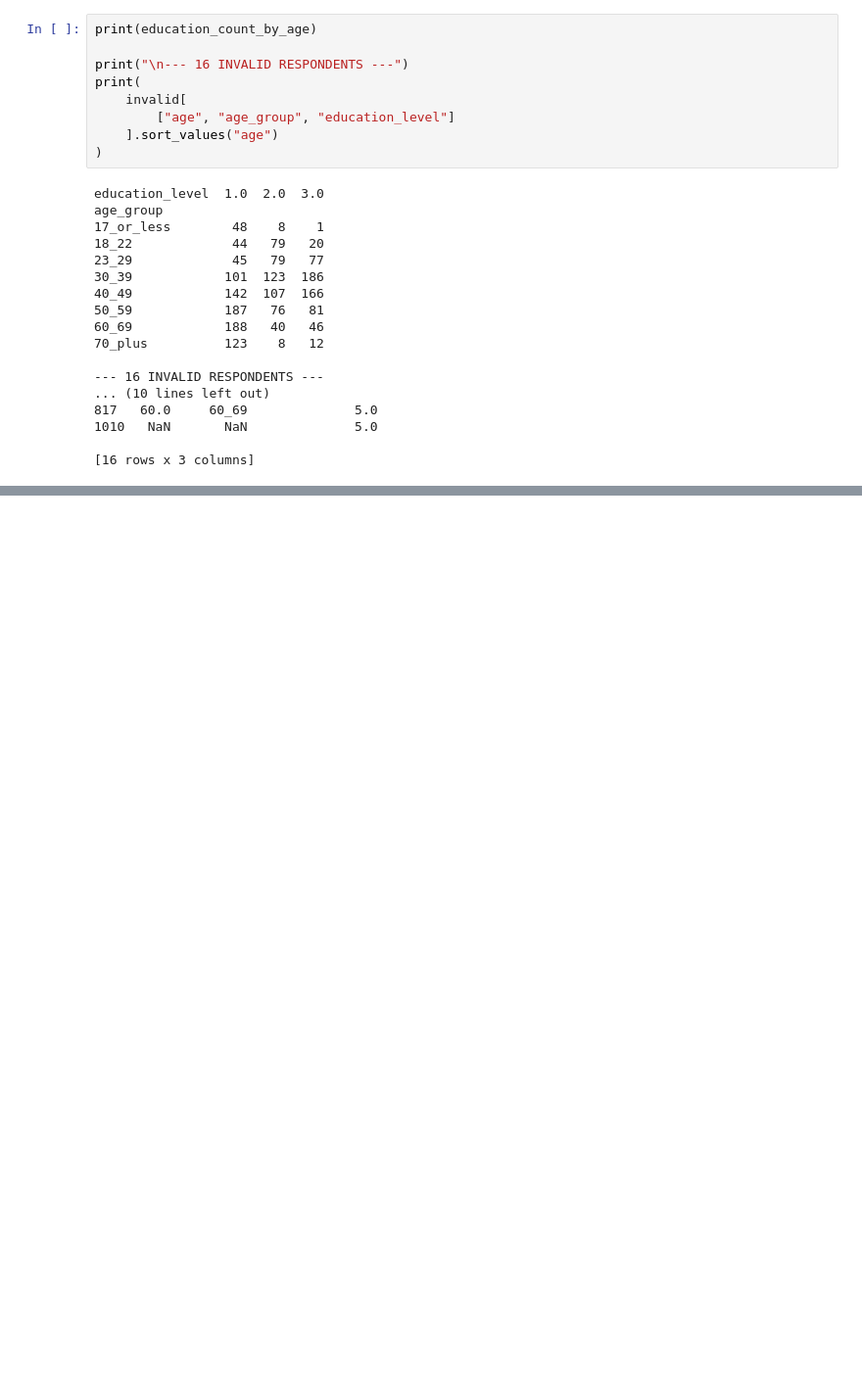
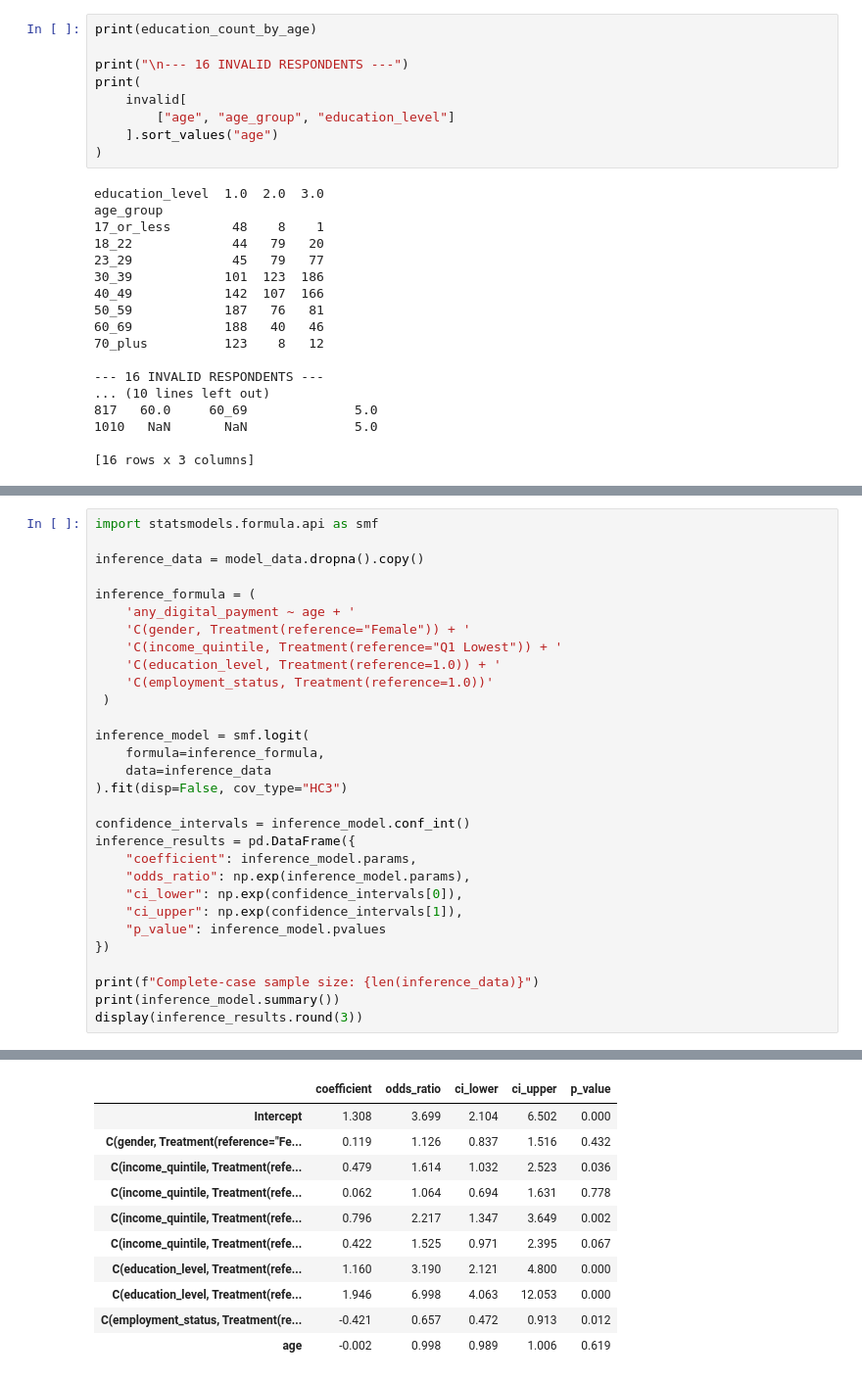
Before and after one commit to ArslanAmanov/Finance, a Jupyter notebook: QuantAnalyses/QME_term_project/EDA.ipynb, the cells around one changed output, grey strips where cells are left out. Shown at 98% size. Cells and saved outputs as stored; diff of their text form; blank space fills up the shorter version.

```diff
--- a/QuantAnalyses/QME_term_project/EDA.ipynb
+++ b/QuantAnalyses/QME_term_project/EDA.ipynb
@@ -748,0 +1099,31 @@ df_common_renamed.shape
+# %%
+import statsmodels.formula.api as smf
+
+inference_data = model_data.dropna().copy()
+
+inference_formula = (
+    'any_digital_payment ~ age + '
+    'C(gender, Treatment(reference="Female")) + '
+    'C(income_quintile, Treatment(reference="Q1 Lowest")) + '
+    'C(education_level, Treatment(reference=1.0)) + '
+    'C(employment_status, Treatment(reference=1.0))'
+ )
+
+inference_model = smf.logit(
+    formula=inference_formula,
+    data=inference_data
+).fit(disp=False, cov_type="HC3")
+
+confidence_intervals = inference_model.conf_int()
+inference_results = pd.DataFrame({
+    "coefficient": inference_model.params,
+    "odds_ratio": np.exp(inference_model.params),
+    "ci_lower": np.exp(confidence_intervals[0]),
+    "ci_upper": np.exp(confidence_intervals[1]),
+    "p_value": inference_model.pvalues
+})
+
+print(f"Complete-case sample size: {len(inference_data)}")
+print(inference_model.summary())
+display(inference_results.round(3))
+# %% [output]
@@ -748,0 +1147,11 @@ df_common_renamed.shape
+|  | coefficient | odds_ratio | ci_lower | ci_upper | p_value |
+| Intercept | 1.308 | 3.699 | 2.104 | 6.502 | 0.000 |
+| C(gender, Treatment(reference="Fe... | 0.119 | 1.126 | 0.837 | 1.516 | 0.432 |
+| C(income_quintile, Treatment(refe... | 0.479 | 1.614 | 1.032 | 2.523 | 0.036 |
+| C(income_quintile, Treatment(refe... | 0.062 | 1.064 | 0.694 | 1.631 | 0.778 |
+| C(income_quintile, Treatment(refe... | 0.796 | 2.217 | 1.347 | 3.649 | 0.002 |
+| C(income_quintile, Treatment(refe... | 0.422 | 1.525 | 0.971 | 2.395 | 0.067 |
+| C(education_level, Treatment(refe... | 1.160 | 3.190 | 2.121 | 4.800 | 0.000 |
+| C(education_level, Treatment(refe... | 1.946 | 6.998 | 4.063 | 12.053 | 0.000 |
+| C(employment_status, Treatment(re... | -0.421 | 0.657 | 0.472 | 0.913 | 0.012 |
+| age | -0.002 | 0.998 | 0.989 | 1.006 | 0.619 |
```
Also changed, not shown: parts of 40 cells of this notebook.
